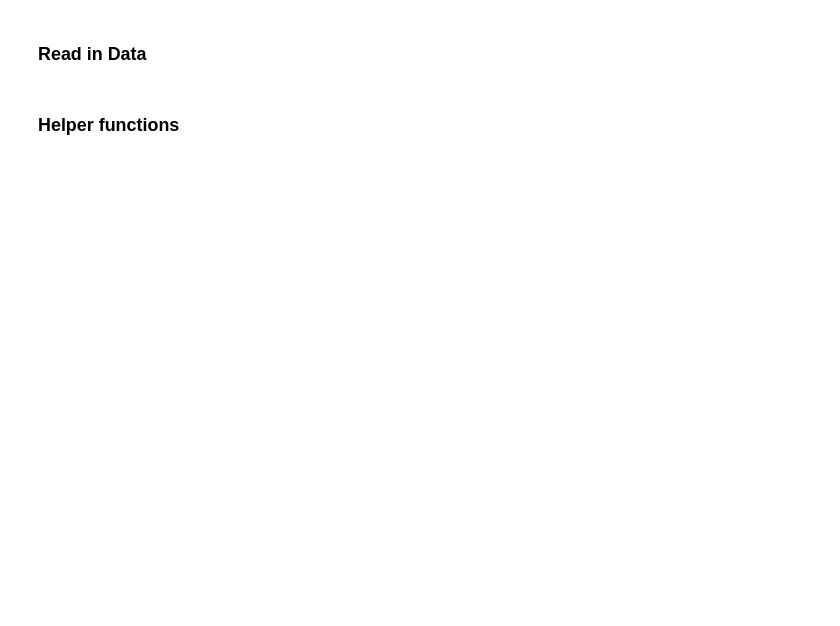
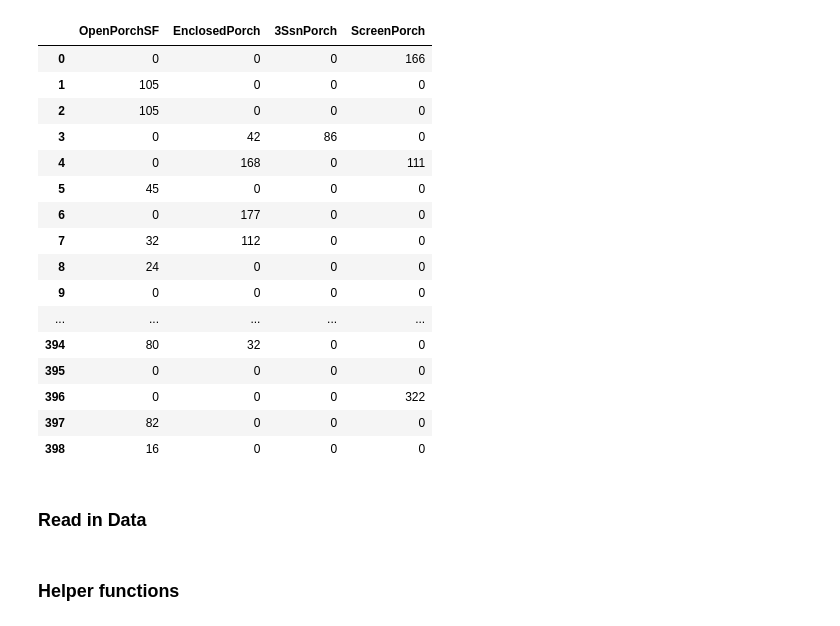
Before and after one commit to nickelworks/machine-learning-housing-project, a Jupyter notebook: charles/eda/Untitled.ipynb, the cells around one changed output. Saved outputs shown, nothing was run; the diff lists cells and outputs as text; code cells hidden in the pictures; blank space fills up the shorter version.

```diff
--- a/charles/eda/Untitled.ipynb
+++ b/charles/eda/Untitled.ipynb
@@ -21,6 +21,26 @@ downtown_ames = [42.024858, -93.612847]
 
 pd.set_option('display.max_columns', None)
 pd.set_option('display.max_rows', None)
+# %%
+data.filter(regex = 'Porch')
+# %% [output]
+|  | OpenPorchSF | EnclosedPorch | 3SsnPorch | ScreenPorch |
+| 0 | 0 | 0 | 0 | 166 |
+| 1 | 105 | 0 | 0 | 0 |
+| 2 | 105 | 0 | 0 | 0 |
+| 3 | 0 | 42 | 86 | 0 |
+| 4 | 0 | 168 | 0 | 111 |
+| 5 | 45 | 0 | 0 | 0 |
+| 6 | 0 | 177 | 0 | 0 |
+| 7 | 32 | 112 | 0 | 0 |
+| 8 | 24 | 0 | 0 | 0 |
+| 9 | 0 | 0 | 0 | 0 |
+| ... | ... | ... | ... | ... |
+| 394 | 80 | 32 | 0 | 0 |
+| 395 | 0 | 0 | 0 | 0 |
+| 396 | 0 | 0 | 0 | 322 |
+| 397 | 82 | 0 | 0 | 0 |
+| 398 | 16 | 0 | 0 | 0 |
 # %% [markdown]
 ### Read in Data
 # %%
```
Also changed, not shown: parts of 81 cells of this notebook, 2 other files.
